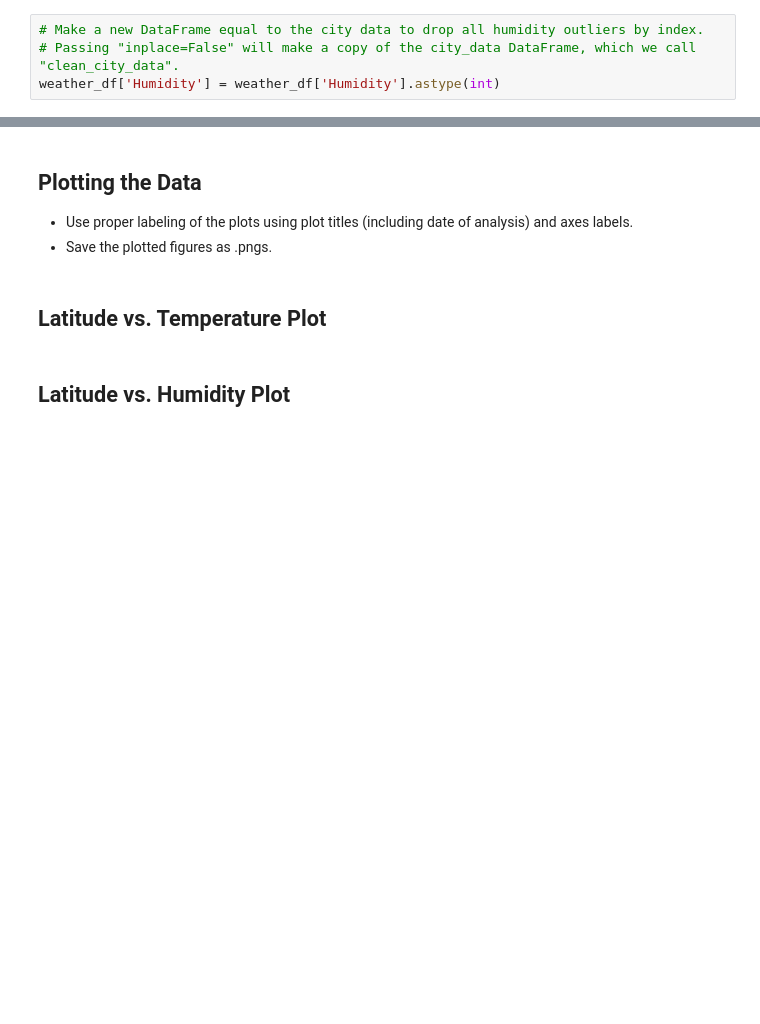
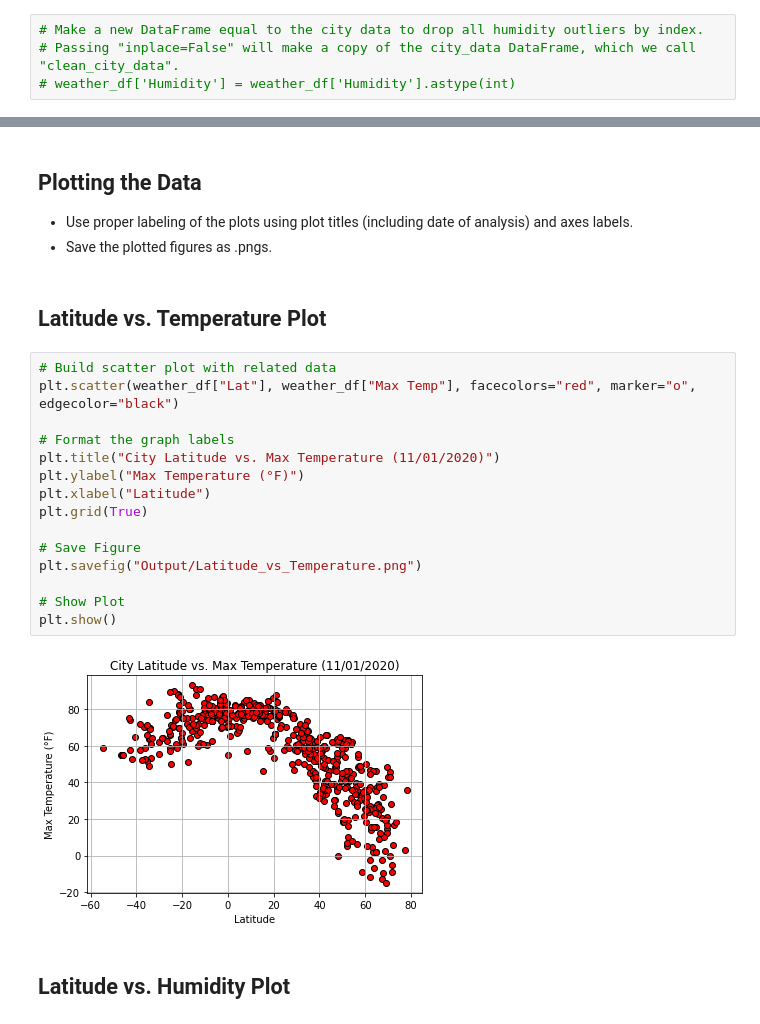
Before and after one commit to abarnatan/python-api-challenge, a Jupyter notebook: WeatherPy/WeatherPy.ipynb, the cells around one changed output, grey strips where cells are left out. Cells and saved outputs as stored; diff of their text form; blank space fills up the shorter version.

Commit message:
scatter plots created and outputting pngs

```diff
--- a/WeatherPy/WeatherPy.ipynb
+++ b/WeatherPy/WeatherPy.ipynb
@@ -166,5 +166,5 @@ Skip this step if there are no cities that have humidity > 100%.
 # %%
 # Make a new DataFrame equal to the city data to drop all humidity outliers by index.
 # Passing "inplace=False" will make a copy of the city_data DataFrame, which we call "clean_city_data".
-weather_df['Humidity'] = weather_df['Humidity'].astype(int)
+# weather_df['Humidity'] = weather_df['Humidity'].astype(int)
 # %%
@@ -177,5 +177,22 @@ TypeError: '>' not supported between instances of 'str' and 'int'
 * Save the plotted figures as .pngs.
 # %% [markdown]
 ## Latitude vs. Temperature Plot
+# %%
+# Build scatter plot with related data
+plt.scatter(weather_df["Lat"], weather_df["Max Temp"], facecolors="red", marker="o", edgecolor="black")
+
+# Format the graph labels
+plt.title("City Latitude vs. Max Temperature (11/01/2020)")
+plt.ylabel("Max Temperature (°F)")
+plt.xlabel("Latitude")
+plt.grid(True)
+
+# Save Figure
+plt.savefig("Output/Latitude_vs_Temperature.png")
+
+# Show Plot
+plt.show()
+# %% [output]
+[figure, added]
 # %% [markdown]
 ## Latitude vs. Humidity Plot
```
Also changed, not shown: parts of 4 cells of this notebook, 2 other files.
